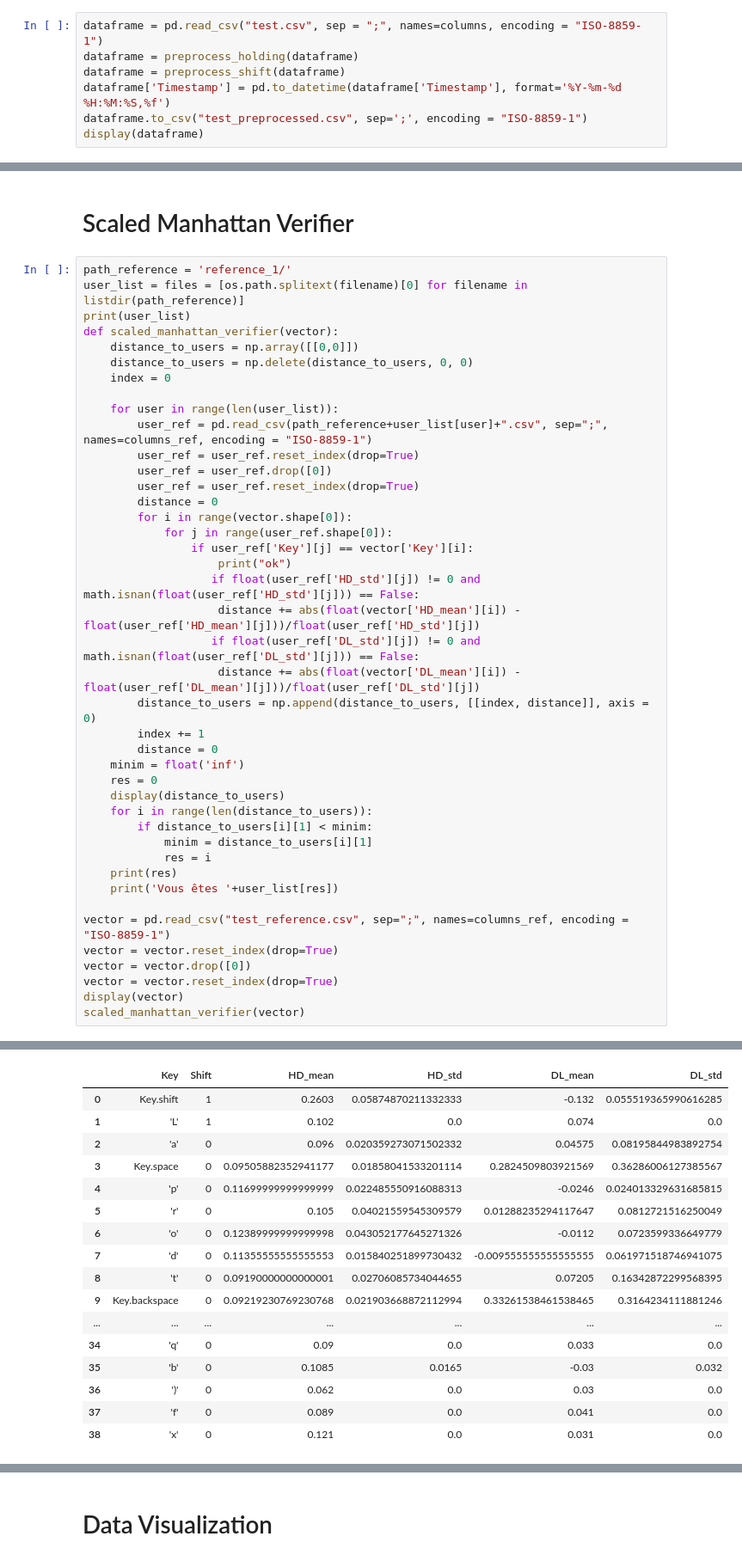
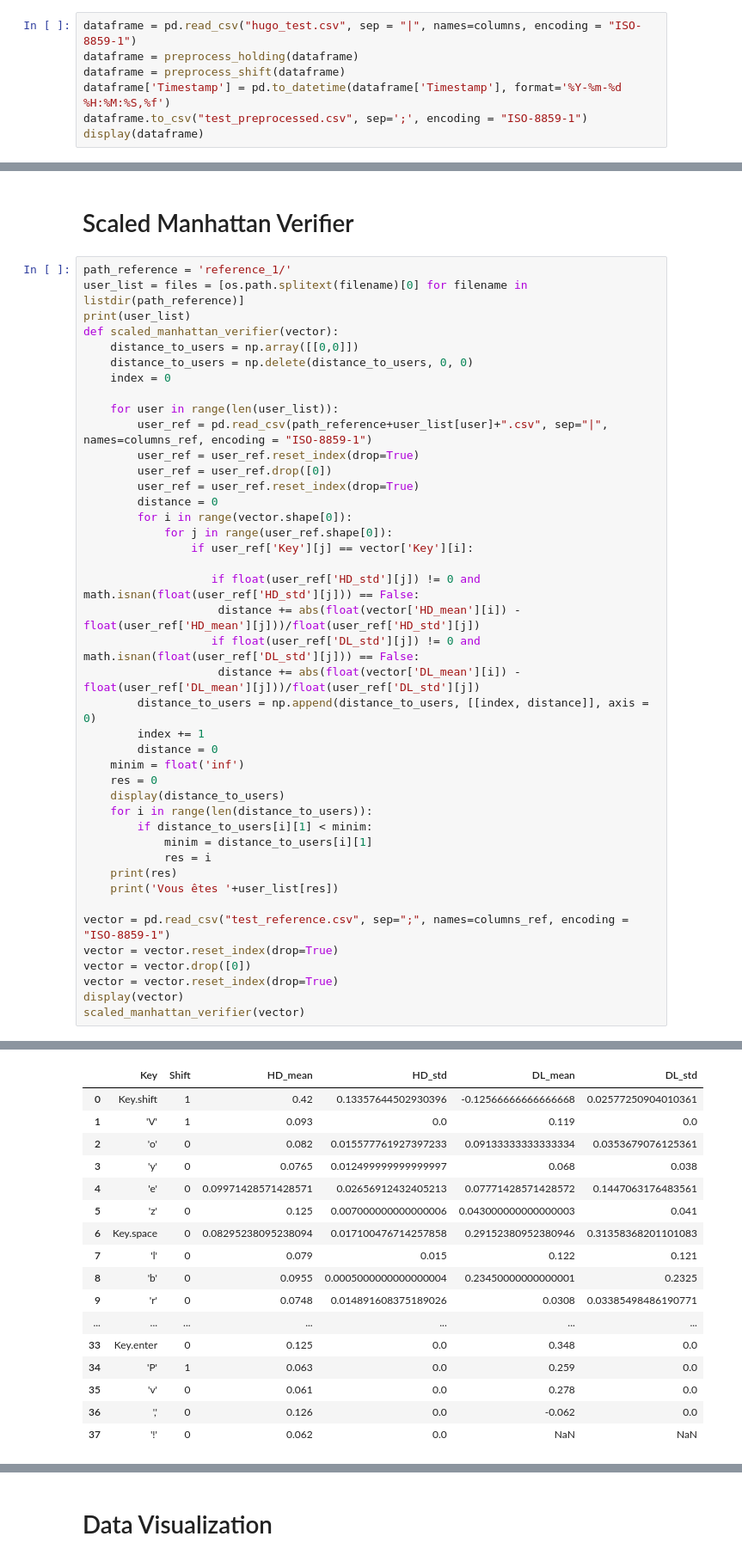
Before and after one commit to Belzerion/OT2, a Jupyter notebook: Preprocessing.ipynb, the cells around one changed output, grey strips where cells are left out. Shown: that part at 86% size. Saved outputs shown, nothing was run; the diff lists cells and outputs as text.

```diff
--- a/Preprocessing.ipynb
+++ b/Preprocessing.ipynb
@@ -159,7 +160,7 @@ for user in range(len(user_list)):
 | 5350 | 2021-11-20 14:35:24.648 | Key.shift | release | 0 |
 5351 rows × 4 columns
 # %%
-dataframe = pd.read_csv("test.csv", sep = ";", names=columns, encoding = "ISO-8859-1")
+dataframe = pd.read_csv("hugo_test.csv", sep = "|", names=columns, encoding = "ISO-8859-1")
 dataframe = preprocess_holding(dataframe)
 dataframe = preprocess_shift(dataframe)
 dataframe['Timestamp'] = pd.to_datetime(dataframe['Timestamp'], format='%Y-%m-%d %H:%M:%S,%f')
@@ -544,54 +558,54 @@ def scaled_manhattan_verifier(vector):
     index = 0
 
     for user in range(len(user_list)):
-        user_ref = pd.read_csv(path_reference+user_list[user]+".csv", sep=";", names=columns_ref, encoding = "ISO-8859-1")
+        user_ref = pd.read_csv(path_reference+user_list[user]+".csv", sep="|", names=columns_ref, encoding = "ISO-8859-1")
         user_ref = user_ref.reset_index(drop=True)
         user_ref = user_ref.drop([0])
         user_ref = user_ref.reset_index(drop=True)
         distance = 0
         for i in range(vector.shape[0]):
             for j in range(user_ref.shape[0]):
                 if user_ref['Key'][j] == vector['Key'][i]:
-                    print("ok")
+
                    if float(user_ref['HD_std'][j]) != 0 and math.isnan(float(user_ref['HD_std'][j])) == False:
                     distance += abs(float(vector['HD_mean'][i]) - float(user_ref['HD_mean'][j]))/float(user_ref['HD_std'][j])
                    if float(user_ref['DL_std'][j]) != 0 and math.isnan(float(user_ref['DL_std'][j])) == False:
                     distance += abs(float(vector['DL_mean'][i]) - float(user_ref['DL_mean'][j]))/float(user_ref['DL_std'][j])
         distance_to_users = np.append(distance_to_users, [[index, distance]], axis = 0)
         index += 1
         distance = 0
     minim = float('inf')
     res = 0
     display(distance_to_users)
     for i in range(len(distance_to_users)):
         if distance_to_users[i][1] < minim:
             minim = distance_to_users[i][1]
             res = i
     print(res)
     print('Vous êtes '+user_list[res])
 
 vector = pd.read_csv("test_reference.csv", sep=";", names=columns_ref, encoding = "ISO-8859-1")
 vector = vector.reset_index(drop=True)
 vector = vector.drop([0])
 vector = vector.reset_index(drop=True)
 display(vector)
 scaled_manhattan_verifier(vector)
 # %% [output]
 ['andrieu', 'benjamin', 'hugo']
 |  | Key | Shift | HD_mean | HD_std | DL_mean | DL_std |
-| 0 | Key.shift | 1 | 0.2603 | 0.05874870211332333 | -0.132 | 0.055519365990616285 |
-| 1 | 'L' | 1 | 0.102 | 0.0 | 0.074 | 0.0 |
-| 2 | 'a' | 0 | 0.096 | 0.020359273071502332 | 0.04575 | 0.08195844983892754 |
-| 3 | Key.space | 0 | 0.09505882352941177 | 0.01858041533201114 | 0.2824509803921569 | 0.36286006127385567 |
-| 4 | 'p' | 0 | 0.11699999999999999 | 0.022485550916088313 | -0.0246 | 0.024013329631685815 |
-| 5 | 'r' | 0 | 0.105 | 0.04021559545309579 | 0.01288235294117647 | 0.0812721516250049 |
-| 6 | 'o' | 0 | 0.12389999999999998 | 0.043052177645271326 | -0.0112 | 0.0723599336649779 |
-| 7 | 'd' | 0 | 0.11355555555555553 | 0.015840251899730432 | -0.009555555555555555 | 0.061971518746941075 |
-| 8 | 't' | 0 | 0.09190000000000001 | 0.02706085734044655 | 0.07205 | 0.16342872299568395 |
-| 9 | Key.backspace | 0 | 0.09219230769230768 | 0.021903668872112994 | 0.33261538461538465 | 0.3164234111881246 |
+| 0 | Key.shift | 1 | 0.42 | 0.13357644502930396 | -0.12566666666666668 | 0.02577250904010361 |
+| 1 | 'V' | 1 | 0.093 | 0.0 | 0.119 | 0.0 |
+| 2 | 'o' | 0 | 0.082 | 0.015577761927397233 | 0.09133333333333334 | 0.0353679076125361 |
+| 3 | 'y' | 0 | 0.0765 | 0.012499999999999997 | 0.068 | 0.038 |
+| 4 | 'e' | 0 | 0.09971428571428571 | 0.02656912432405213 | 0.07771428571428572 | 0.1447063176483561 |
+| 5 | 'z' | 0 | 0.125 | 0.007000000000000006 | 0.043000000000000003 | 0.041 |
+| 6 | Key.space | 0 | 0.08295238095238094 | 0.017100476714257858 | 0.29152380952380946 | 0.31358368201101083 |
+| 7 | 'l' | 0 | 0.079 | 0.015 | 0.122 | 0.121 |
+| 8 | 'b' | 0 | 0.0955 | 0.0005000000000000004 | 0.23450000000000001 | 0.2325 |
+| 9 | 'r' | 0 | 0.0748 | 0.014891608375189026 | 0.0308 | 0.03385498486190771 |
 | ... | ... | ... | ... | ... | ... | ... |
-| 34 | 'q' | 0 | 0.09 | 0.0 | 0.033 | 0.0 |
-| 35 | 'b' | 0 | 0.1085 | 0.0165 | -0.03 | 0.032 |
-| 36 | ')' | 0 | 0.062 | 0.0 | 0.03 | 0.0 |
-| 37 | 'f' | 0 | 0.089 | 0.0 | 0.041 | 0.0 |
-| 38 | 'x' | 0 | 0.121 | 0.0 | 0.031 | 0.0 |
+| 33 | Key.enter | 0 | 0.125 | 0.0 | 0.348 | 0.0 |
+| 34 | 'P' | 1 | 0.063 | 0.0 | 0.259 | 0.0 |
+| 35 | 'v' | 0 | 0.061 | 0.0 | 0.278 | 0.0 |
+| 36 | ',' | 0 | 0.126 | 0.0 | -0.062 | 0.0 |
+| 37 | '!' | 0 | 0.062 | 0.0 | NaN | NaN |
```
Also changed, not shown: parts of 7 cells of this notebook.
